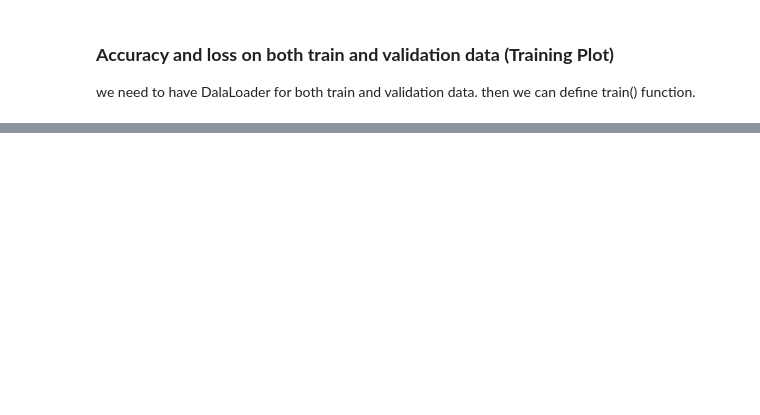
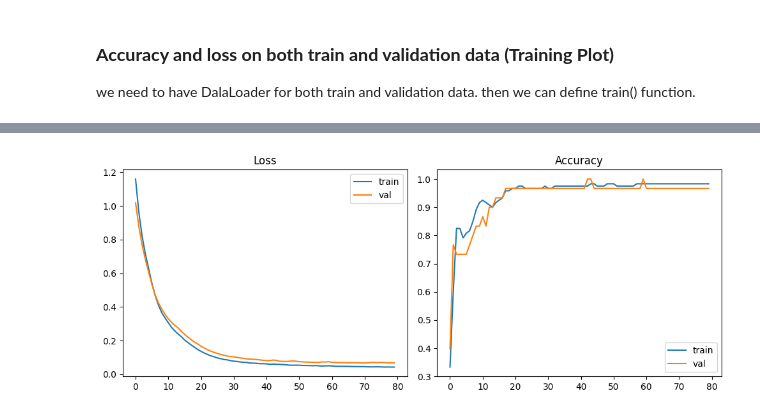
Before and after one commit to mobinapourmoshir/Functional-Deep-Learning, a Jupyter notebook: DNN Basics.ipynb, the cells around one changed output, grey strips where cells are left out. Drawn from its saved outputs; the diff is of its cells as text; code cells hidden in the pictures; blank space fills up the shorter version.

```diff
--- a/DNN Basics.ipynb
+++ b/DNN Basics.ipynb
@@ -416,0 +309,98 @@ Epoch 100 accuracy: 0.6917 val_accuracy: 0.6667
+# %%
+import numpy as np
+import torch
+import torch.nn as nn
+from torch.utils.data import TensorDataset, DataLoader
+from sklearn.model_selection import train_test_split
+from sklearn.preprocessing import StandardScaler
+import matplotlib.pyplot as plt
+
+# ----- split & scale -----
+X_tr, X_val, y_tr, y_val = train_test_split(
+    X, y, test_size=0.2, random_state=42, stratify=y
+)
+scaler = StandardScaler().fit(X_tr)
+X_tr_std = scaler.transform(X_tr)
+X_val_std = scaler.transform(X_val)
+
+train_ds = TensorDataset(torch.from_numpy(X_tr_std).float(),
+                         torch.from_numpy(y_tr).long())
+valid_ds = TensorDataset(torch.from_numpy(X_val_std).float(),
+                         torch.from_numpy(y_val).long())
+train_dl = DataLoader(train_ds, batch_size=32, shuffle=True)
+valid_dl = DataLoader(valid_ds, batch_size=64, shuffle=False)
+
+# ----- model: logits only, ReLU -----
+import torch.nn as nn
+
+class MLP(nn.Module):
+    def __init__(self, input_size, hidden_size, output_size):
+        super().__init__()
+        self.layer1 = nn.Linear(input_size, hidden_size)  # Layer 1
+        self.layer2 = nn.Linear(hidden_size, output_size) # Layer 2
+        self.relu = nn.ReLU()  # define activation here
+
+    def forward(self, x):
+        x = self.layer1(x)
+        x = self.relu(x)  # apply ReLU activation
+        x = self.layer2(x)  # output logits (NO softmax here!)
+        return x
+
+torch.manual_seed(1)
+model = MLP(input_size, hidden_size, output_size)
+device = torch.device("cuda" if torch.cuda.is_available() else "cpu")
+model.to(device)
+
+loss_fn = nn.CrossEntropyLoss()
+optimizer = torch.optim.Adam(model.parameters(), lr=1e-2, weight_decay=1e-4)
+
+# ----- train loop with history -----
+def train(model, num_epochs, train_dl, valid_dl):
+    tr_loss, va_loss, tr_acc, va_acc = [], [], [], []
+    for epoch in range(num_epochs):
+        # train
+        model.train()
+        tl, tc, n = 0.0, 0, 0
+        for xb, yb in train_dl:
+            xb, yb = xb.to(device), yb.to(device)
+            logits = model(xb)
+            loss = loss_fn(logits, yb)
+
+            optimizer.zero_grad()
+            loss.backward()
+            optimizer.step()
+
+            tl += loss.item() * yb.size(0)
+            preds = logits.argmax(1)
+            tc += (preds == yb).sum().item()
+            n  += yb.size(0)
+        tr_loss.append(tl / n)
+        tr_acc.append(tc / n)
+
+        # valid
+        model.eval()
+        vl, vc, n = 0.0, 0, 0
+        with torch.no_grad():
+            for xb, yb in valid_dl:
+                xb, yb = xb.to(device), yb.to(device)
+                logits = model(xb)
+                loss = loss_fn(logits, yb)
+                vl += loss.item() * yb.size(0)
+                preds = logits.argmax(1)
+                vc += (preds == yb).sum().item()
+                n  += yb.size(0)
+        va_loss.append(vl / n)
+        va_acc.append(vc / n)
+
+        print(f"Epoch {epoch+1:02d}  acc {tr_acc[-1]:.3f}  val_acc {va_acc[-1]:.3f}")
+    return tr_loss, va_loss, tr_acc, va_acc
+
+num_epochs = 80
+tr_loss, va_loss, tr_acc, va_acc = train(model, num_epochs, train_dl, valid_dl)
+
+# ----- plot -----
+plt.figure(figsize=(10,4))
+plt.subplot(1,2,1); plt.plot(tr_loss, label="train"); plt.plot(va_loss, label="val"); plt.title("Loss"); plt.legend()
+plt.subplot(1,2,2); plt.plot(tr_acc, label="train"); plt.plot(va_acc, label="val"); plt.title("Accuracy"); plt.legend()
+plt.tight_layout(); plt.show()
+# %% [output]
@@ -416,0 +424 @@ Epoch 100 accuracy: 0.6917 val_accuracy: 0.6667
+[figure, added]
```
Also changed, not shown: parts of 7 cells of this notebook.
